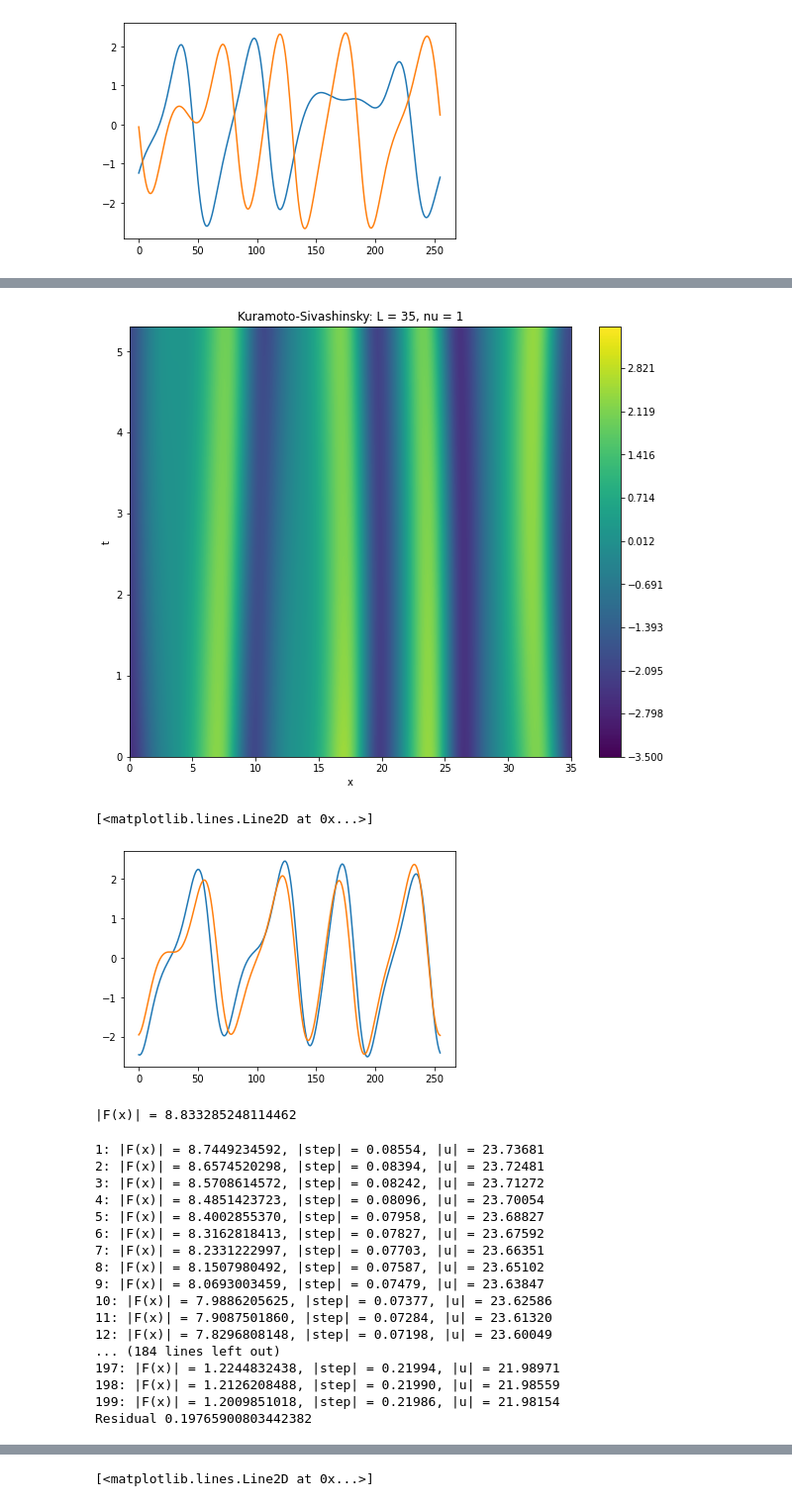
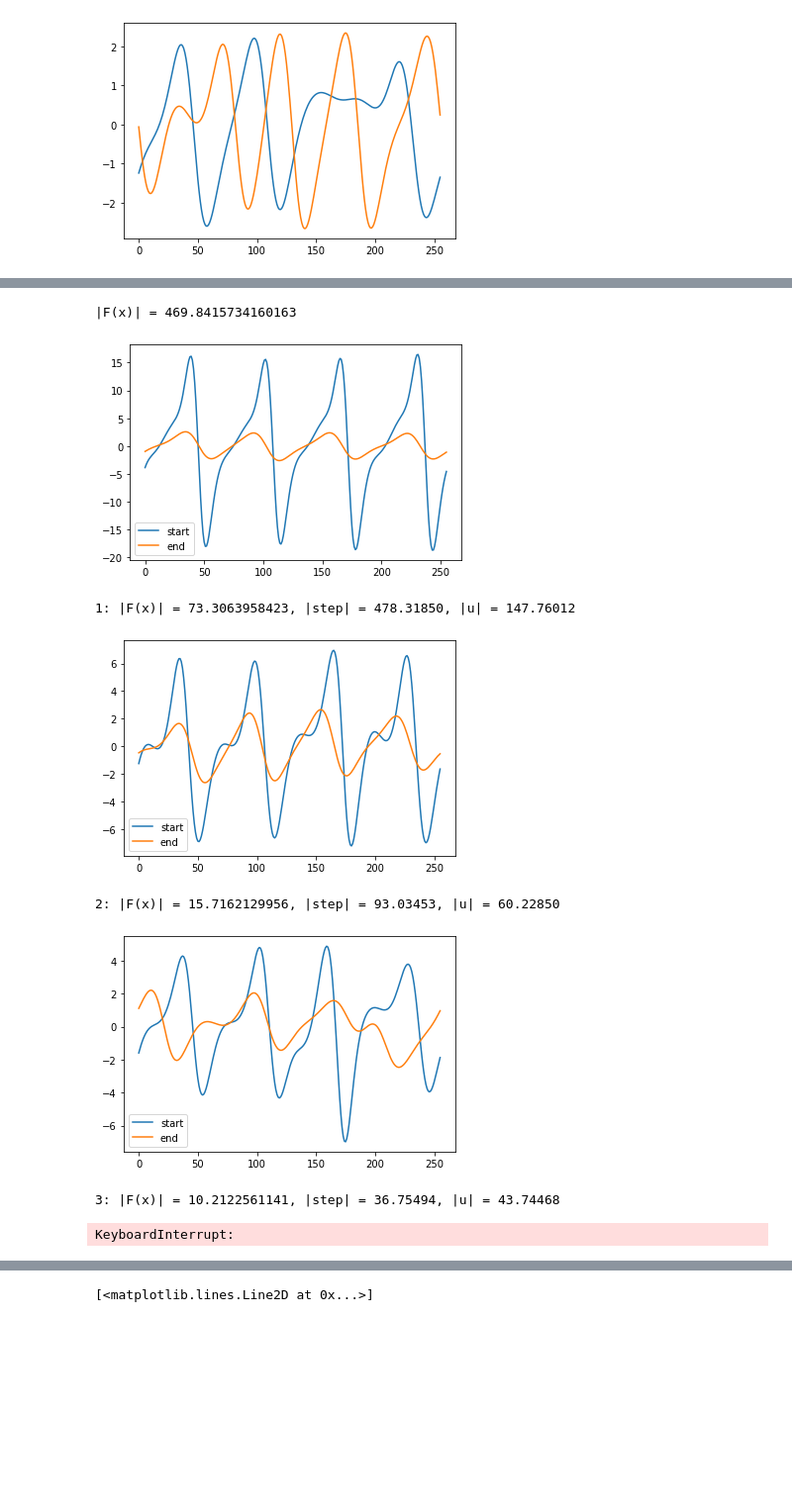
Before and after one commit to KowalskiAnalytics/JAX-RPO-Finding, a Jupyter notebook: KS_RPOs3.ipynb, the cells around one changed output, grey strips where cells are left out. Shown at 99% size. Drawn from its saved outputs; the diff is of its cells as text; code cells hidden in the pictures; blank space fills up the shorter version.

```diff
--- a/KS_RPOs3.ipynb
+++ b/KS_RPOs3.ipynb
@@ -207,12 +248,12 @@ plt.plot(RPO[-1])
 # %%
 diff = np.linalg.norm(RPO[:,np.newaxis] - RPO[np.newaxis,:],axis=-1)
-x, y = np.mgrid[0:1:(1j*nt),0:1:(1j*nt)]
-diff[abs(x-y)<0.1] += np.inf
+X, Y = np.mgrid[0:1:(1j*nt),0:1:(1j*nt)]
+diff[abs(X-Y)<0.1] += np.inf
 a = np.argmin(diff) % nt
 b = np.argmin(diff) // nt
 a, b = min(a,b), max(a,b)
-plt.plot(RPO[a])
-plt.plot(RPO[b])
+#plt.plot(RPO[a])
+#plt.plot(RPO[b])
 print(np.linalg.norm(RPO[a] - RPO[b]))
 print(a,b)
 # %% [output]
@@ -222,41 +262,26 @@ print(a,b)
 # %%
 T_new = new_T * (b-a)/nt
-u_new = JAX_propagator(RPO[a],T_new)
-plot_KS(u_new, T_new)
+u_new = full_propagator(RPO[a],T_new)
+#plot_KS(u_new, T_new)
-# %% [output]
-[figure, removed]
 # %%
-plt.plot(u_new[0])
-plt.plot(u_new[-1])
+#plt.plot(u_new[0])
+#plt.plot(u_new[-1])
-# %% [output]
-[<matplotlib.lines.Line2D at 0x...>]
-[figure, removed]
 # %%
 @jit
 def residual(u0):
-    return u0 - JAX_propagator(u0,T_new)[-1]
+    return u0 - propagator(u0,T_new)
 
 # solve
 guess = RPO[a] #State(u[a],new_T)
 sol = JAX_newton_krylov(residual, guess)
 print('Residual', abs(residual(sol)).max())
 # %% [output]
-|F(x)| = 8.833285248114462
+|F(x)| = 469.8415734160163
+[figure, added]
-1: |F(x)| = 8.7449234592, |step| = 0.08554, |u| = 23.73681
-2: |F(x)| = 8.6574520298, |step| = 0.08394, |u| = 23.72481
-3: |F(x)| = 8.5708614572, |step| = 0.08242, |u| = 23.71272
-4: |F(x)| = 8.4851423723, |step| = 0.08096, |u| = 23.70054
-5: |F(x)| = 8.4002855370, |step| = 0.07958, |u| = 23.68827
-6: |F(x)| = 8.3162818413, |step| = 0.07827, |u| = 23.67592
-7: |F(x)| = 8.2331222997, |step| = 0.07703, |u| = 23.66351
-8: |F(x)| = 8.1507980492, |step| = 0.07587, |u| = 23.65102
-9: |F(x)| = 8.0693003459, |step| = 0.07479, |u| = 23.63847
-10: |F(x)| = 7.9886205625, |step| = 0.07377, |u| = 23.62586
-11: |F(x)| = 7.9087501860, |step| = 0.07284, |u| = 23.61320
-12: |F(x)| = 7.8296808148, |step| = 0.07198, |u| = 23.60049
-... (184 lines left out)
-197: |F(x)| = 1.2244832438, |step| = 0.21994, |u| = 21.98971
-198: |F(x)| = 1.2126208488, |step| = 0.21990, |u| = 21.98559
-199: |F(x)| = 1.2009851018, |step| = 0.21986, |u| = 21.98154
-Residual 0.19765900803442382
+1: |F(x)| = 73.3063958423, |step| = 478.31850, |u| = 147.76012
+[figure, added]
+2: |F(x)| = 15.7162129956, |step| = 93.03453, |u| = 60.22850
+[figure, added]
+3: |F(x)| = 10.2122561141, |step| = 36.75494, |u| = 43.74468
+KeyboardInterrupt:
 # %%
```
Also changed, not shown: parts of 13 cells of this notebook, 4 other files.
